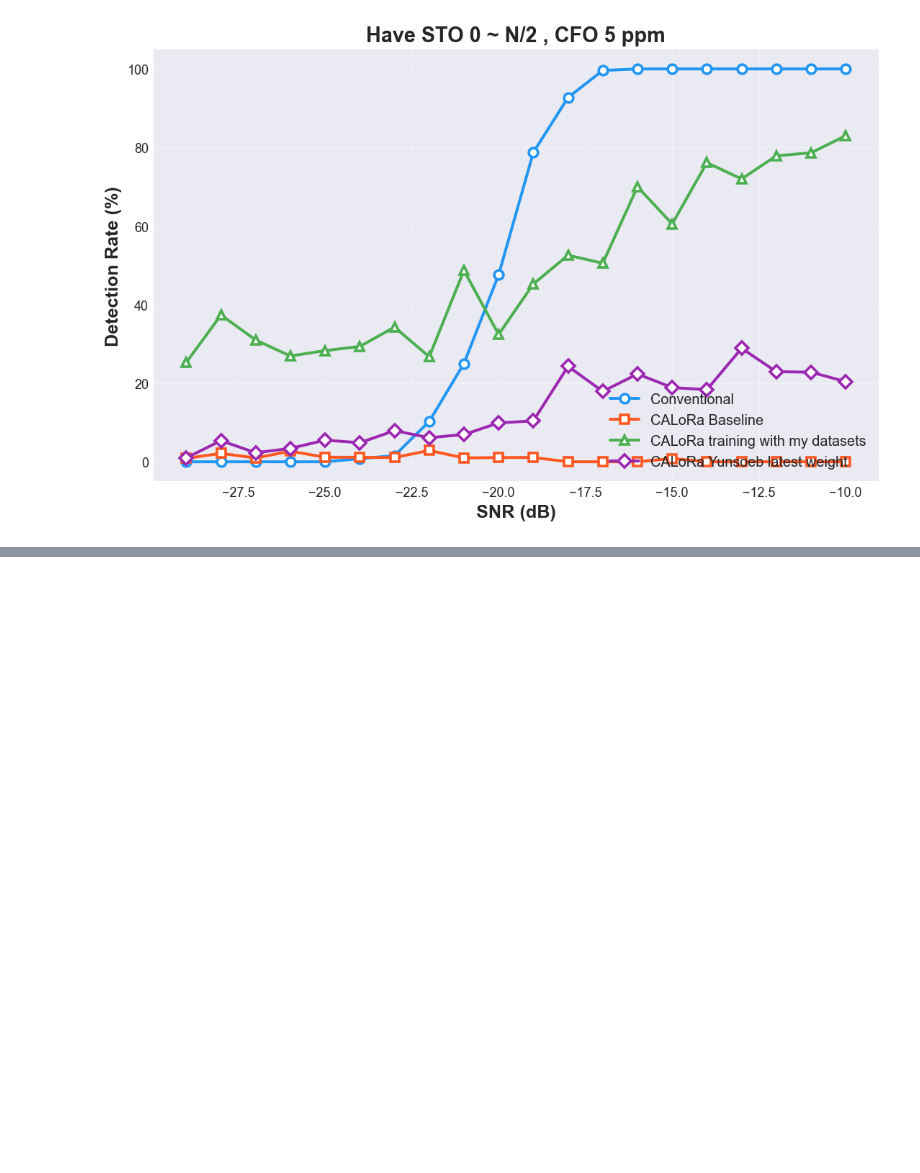
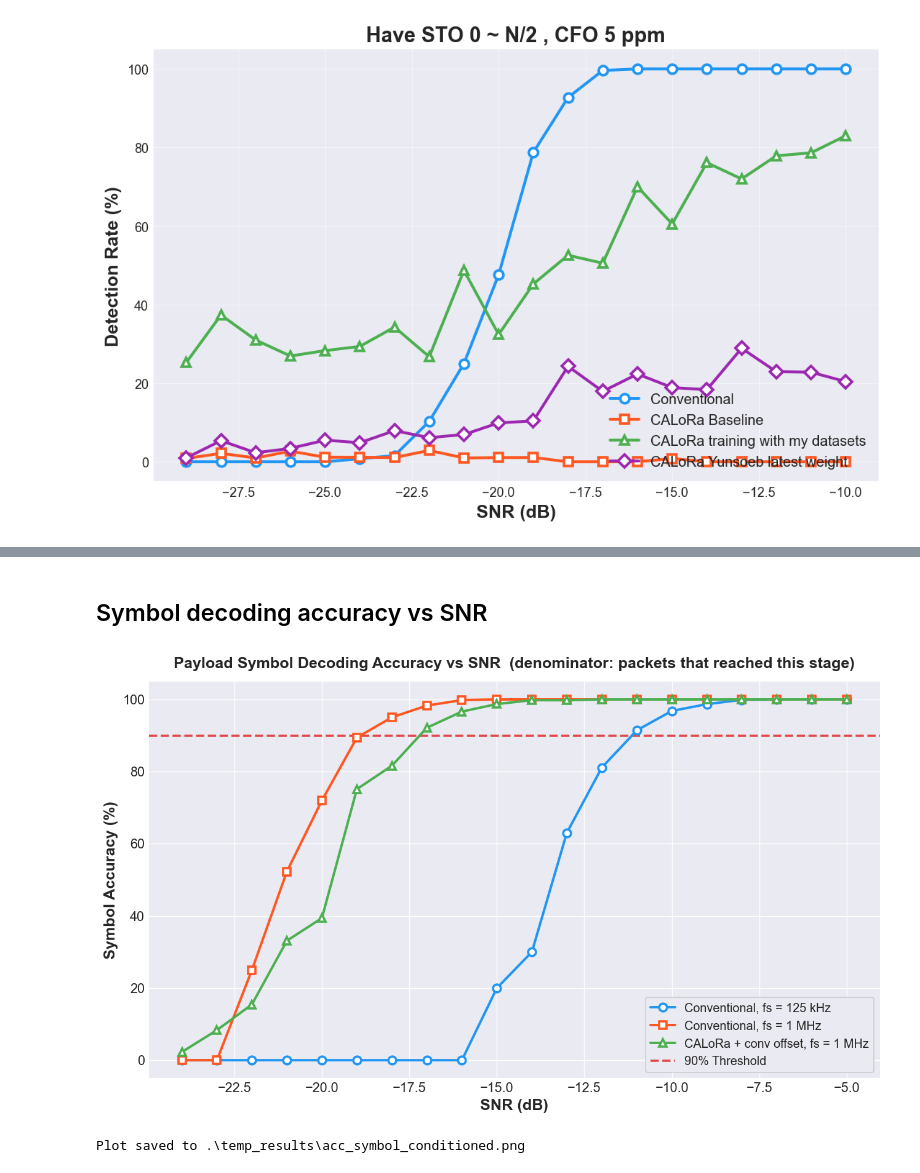
Before and after one commit to INC-PNU/CRAN-implementation, a Jupyter notebook: Server/plot_results.ipynb, the cells around one changed output, grey strips where cells are left out. Cells and saved outputs as stored; diff of their text form; code cells hidden in the pictures; blank space fills up the shorter version.

```diff
--- a/Server/plot_results.ipynb
+++ b/Server/plot_results.ipynb
@@ -319,0 +484,12 @@ ax.grid(True, alpha=0.4)
+# %% [markdown]
+## Symbol decoding accuracy vs SNR
+# %%
+plot_accuracy(
+    'sym',
+    ylabel='Symbol Accuracy (%)',
+    title='Payload Symbol Decoding Accuracy vs SNR',
+    outfile=f'acc_symbol_{ACC_SCOPE}.png',
+)
+# %% [output]
+[figure, added]
+Plot saved to .\temp_results\acc_symbol_conditioned.png
```
Also changed, not shown: parts of 6 cells of this notebook, 35 other files.
